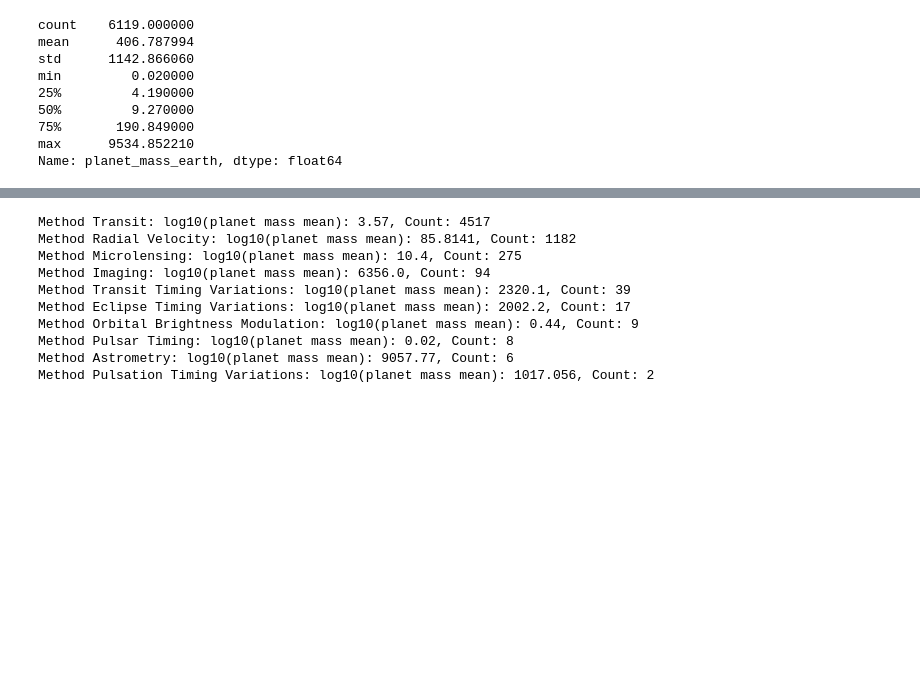
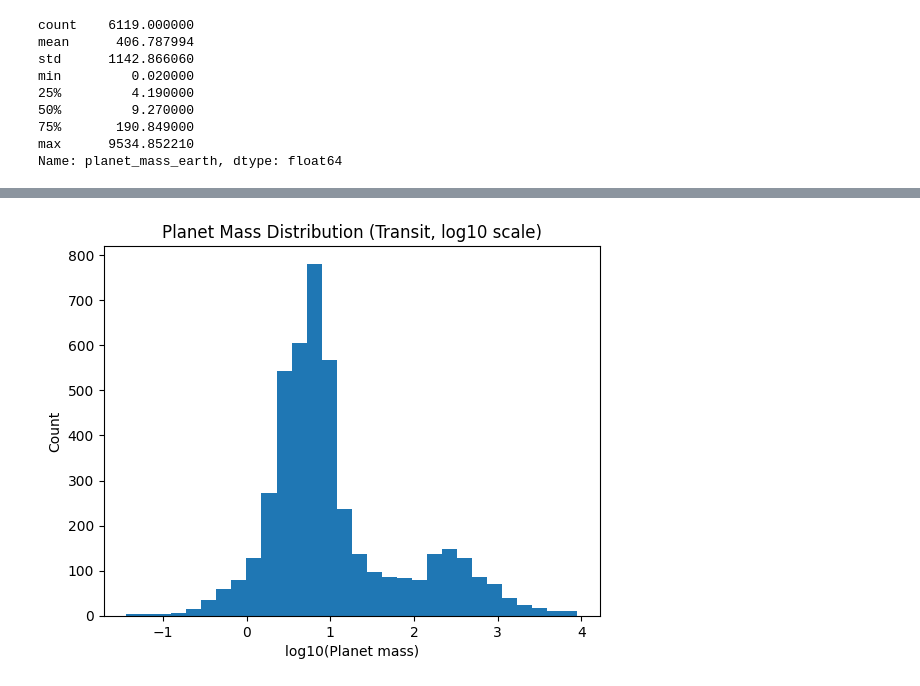
Before and after one commit to plamensve/DS_2026_FP, a Jupyter notebook: notebooks/02_detection_method_vs_planet_properties.ipynb, the cells around one changed output, grey strips where cells are left out. Saved outputs shown, nothing was run; the diff lists cells and outputs as text; code cells hidden in the pictures; blank space fills up the shorter version.

```diff
--- a/notebooks/02_detection_method_vs_planet_properties.ipynb
+++ b/notebooks/02_detection_method_vs_planet_properties.ipynb
@@ -220,8 +222,8 @@ I still have some doubts, as I was unable to find a source that explicitly expla
 We will use an ANOVA test for this hypothesis, as the data can be divided into multiple groups based on the discovery methods.
 # %%
 # Extract the relevant data required for hypothesis testing
-data_hypothesis = data[['discovery_method', 'planet_mass_earth', 'planet_radius_earth']]
-data_hypothesis
+hypotheses_data = data[['discovery_method', 'planet_mass_earth', 'planet_radius_earth']]
+hypotheses_data
 # %% [output]
 |  | discovery_method | planet_mass_earth | planet_radius_earth |
 | 0 | Transit | 3.570000 | 1.710000 |
@@ -276,16 +278,18 @@ min         0.020000
 max      9534.852210
 Name: planet_mass_earth, dtype: float64
 # %%
-dm_transit_planet_mass_earth = data_hypothesis[['discovery_method', 'planet_mass_earth']][data_hypothesis['discovery_method'] == 'Transit']
-dm_rv_planet_mass_earth = data_hypothesis[['discovery_method', 'planet_mass_earth']][data_hypothesis['discovery_method'] == 'Radial Velocity']
-dm_microlensing_planet_mass_earth = data_hypothesis[['discovery_method', 'planet_mass_earth']][data_hypothesis['discovery_method'] == 'Microlensing']
-dm_imaging_planet_mass_earth = data_hypothesis[['discovery_method', 'planet_mass_earth']][data_hypothesis['discovery_method'] == 'Imaging']
-dm_ttv_planet_mass_earth = data_hypothesis[['discovery_method', 'planet_mass_earth']][data_hypothesis['discovery_method'] == 'Transit Timing Variations']
-dm_etv_planet_mass_earth = data_hypothesis[['discovery_method', 'planet_mass_earth']][data_hypothesis['discovery_method'] == 'Eclipse Timing Variations']
-dm_obm_planet_mass_earth = data_hypothesis[['discovery_method', 'planet_mass_earth']][data_hypothesis['discovery_method'] == 'Orbital Brightness Modulation']
-dm_pt_planet_mass_earth = data_hypothesis[['discovery_method', 'planet_mass_earth']][data_hypothesis['discovery_method'] == 'Pulsar Timing']
-dm_astrometry_planet_mass_earth = data_hypothesis[['discovery_method', 'planet_mass_earth']][data_hypothesis['discovery_method'] == 'Astrometry']
-dm_ptv_planet_mass_earth = data_hypothesis[['discovery_method', 'planet_mass_earth']][data_hypothesis['discovery_method'] == 'Pulsation Timing Variations']
+#dm - discovery method
+
+dm_transit_planet_mass_earth = hypotheses_data[['planet_mass_earth']][hypotheses_data['discovery_method'] == 'Transit'].dropna()
+dm_rv_planet_mass_earth = hypotheses_data[['planet_mass_earth']][hypotheses_data['discovery_method'] == 'Radial Velocity'].dropna()
+dm_microlensing_planet_mass_earth = hypotheses_data[['planet_mass_earth']][hypotheses_data['discovery_method'] == 'Microlensing'].dropna()
+dm_imaging_planet_mass_earth = hypotheses_data[['planet_mass_earth']][hypotheses_data['discovery_method'] == 'Imaging'].dropna()
+dm_ttv_planet_mass_earth = hypotheses_data[['planet_mass_earth']][hypotheses_data['discovery_method'] == 'Transit Timing Variations'].dropna()
+dm_etv_planet_mass_earth = hypotheses_data[['planet_mass_earth']][hypotheses_data['discovery_method'] == 'Eclipse Timing Variations'].dropna()
+dm_obm_planet_mass_earth = hypotheses_data[['planet_mass_earth']][hypotheses_data['discovery_method'] == 'Orbital Brightness Modulation'].dropna()
+dm_pt_planet_mass_earth = hypotheses_data[['planet_mass_earth']][hypotheses_data['discovery_method'] == 'Pulsar Timing'].dropna()
+dm_astrometry_planet_mass_earth = hypotheses_data[['planet_mass_earth']][hypotheses_data['discovery_method'] == 'Astrometry'].dropna()
+dm_ptv_planet_mass_earth = hypotheses_data[['planet_mass_earth']][hypotheses_data['discovery_method'] == 'Pulsation Timing Variations'].dropna()
 # %%
 list_data = [dm_transit_planet_mass_earth, dm_rv_planet_mass_earth, dm_microlensing_planet_mass_earth, dm_imaging_planet_mass_earth, dm_ttv_planet_mass_earth,
              dm_etv_planet_mass_earth, dm_obm_planet_mass_earth, dm_pt_planet_mass_earth, dm_astrometry_planet_mass_earth, dm_ptv_planet_mass_earth]
@@ -323,14 +313,10 @@ for x in list_data:
-# %%
-for x in list_data:
-    print(f"Method {x.values[0][0]}: log10(planet mass mean): {x.values[0][1]}, Count: {len(x)}")
-# %% [output]
-Method Transit: log10(planet mass mean): 3.57, Count: 4517
-Method Radial Velocity: log10(planet mass mean): 85.8141, Count: 1182
-Method Microlensing: log10(planet mass mean): 10.4, Count: 275
-Method Imaging: log10(planet mass mean): 6356.0, Count: 94
-Method Transit Timing Variations: log10(planet mass mean): 2320.1, Count: 39
-Method Eclipse Timing Variations: log10(planet mass mean): 2002.2, Count: 17
-Method Orbital Brightness Modulation: log10(planet mass mean): 0.44, Count: 9
-Method Pulsar Timing: log10(planet mass mean): 0.02, Count: 8
-Method Astrometry: log10(planet mass mean): 9057.77, Count: 6
-Method Pulsation Timing Variations: log10(planet mass mean): 1017.056, Count: 2
+# %%
+# If we increase the number of bins (e.g., 20, 30, or 40),
+# the values on the y-axis decrease because the data is distributed across more intervals.
+plt.hist(np.log10(dm_transit_planet_mass_earth['planet_mass_earth']), bins=30)
+plt.title('Planet Mass Distribution (Transit, log10 scale)')
+plt.xlabel('log10(Planet mass)')
+plt.ylabel('Count')
+plt.show()
+# %% [output]
+[figure, added]
```
Also changed, not shown: parts of 7 cells of this notebook.
